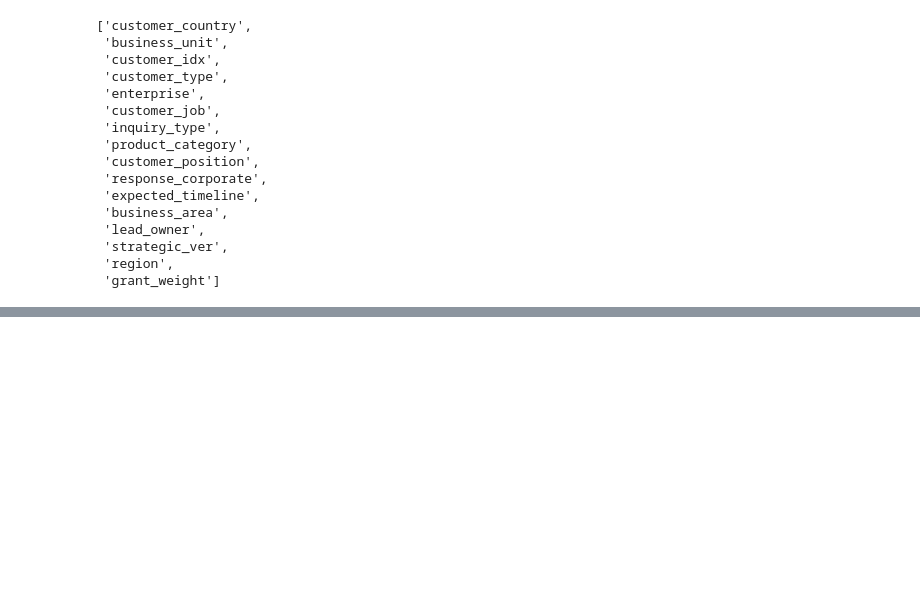
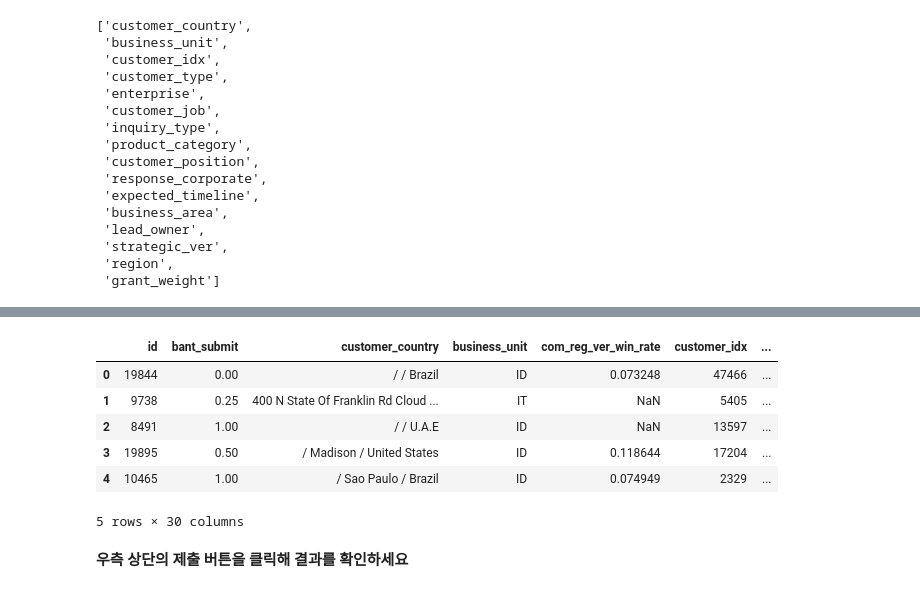
Before and after one commit to lg-aimers-yes/lg-aimers, a Jupyter notebook: code.ipynb, the cells around one changed output, grey strips where cells are left out. Drawn from its saved outputs; the diff is of its cells as text; code cells hidden in the pictures; blank space fills up the shorter version.

```diff
--- a/code.ipynb
+++ b/code.ipynb
@@ -187,8 +346,7 @@ categorical columns: 15
 total columns: 28
 # %%
 # delete cols
-del_cols=['ver_win_rate_x','ver_win_ratio_per_bu',
-          'business_subarea', 'product_subcategory', 'product_modelname',
+del_cols=['business_subarea', 'product_subcategory', 'product_modelname',
           'customer_country.1']
 
 # preserve
@@ -331,11 +468,20 @@ test_process['expected_timeline']=test_process['expected_timeline'].apply(lambda
 # from sklearn.preprocessing import StandardScaler
 # scaler = StandardScaler()
 
+# # lead_desc_length, historical_existing_cnt
+# numerical=['lead_desc_length','historical_existing_cnt']
+# #total_data[numerical]=scaler.fit_transform(total_data[numerical])
+# train_process[numerical]=np.log1p(train_process[numerical])
+# test_process[numerical]=np.log1p(test_process[numerical])
+
 # lead_desc_length, historical_existing_cnt
-numerical=['lead_desc_length','historical_existing_cnt']
-#total_data[numerical]=scaler.fit_transform(total_data[numerical])
-train_process[numerical]=np.log1p(train_process[numerical])
-test_process[numerical]=np.log1p(test_process[numerical])
+from sklearn.preprocessing import RobustScaler
+
+numerical=['lead_desc_length','historical_existing_cnt','com_reg_ver_win_rate','ver_win_rate_x','ver_win_ratio_per_bu']
+scaler=RobustScaler()
+scaler.fit(train_process[numerical])
+train_process[numerical]=scaler.transform(train_process[numerical])
+test_process[numerical]=scaler.transform(test_process[numerical])
 # %%
 # inquiry_type
 def preprocess_inquiry_type(x,permitted):
@@ -424,6 +559,8 @@ object_columns.remove('strategic_ver')
 object_columns.remove('grant_weight')
 object_columns.remove('customer_idx')
 object_columns.remove('lead_owner')
+object_columns.remove('ver_win_rate_x')
+object_columns.remove('ver_win_ratio_per_bu')
 for col in object_columns:
     permitted['values'][col]=train_process[col].value_counts().index
 permitted['values']
@@ -529,14 +666,15 @@ train_data_true=train_imputed[train_imputed['is_converted']==1]
 # kfold
 K=11
 dkf=KFold(n_splits=K,shuffle=True,random_state=SEED)
-preserves=[pd.DataFrame() for x in range(0,K+1)]
+#preserves=[pd.DataFrame() for x in range(0,K+1)]
 for i,(_,index) in enumerate(dkf.split(train_data_false)):
     print(f'-{i+1} fold data-')
-    y_data_false=train_data_false['is_converted'].iloc[index]
-    X_data_false=train_data_false.drop('is_converted',axis=1).iloc[index]
+    data_false=train_data_false.iloc[index]
 
-    y_data=pd.concat([y_data_false,train_data_true['is_converted']],ignore_index=True)
-    X_data=pd.concat([X_data_false,train_data_true.drop('is_converted',axis=1)],ignore_index=True)
+    full_data=pd.concat([data_false,train_data_true],ignore_index=True)
+    full_data=full_data.sample(frac=1,random_state=SEED)
+    X_data=full_data.drop('is_converted',axis=1)
+    y_data=full_data['is_converted']
 
     # preserve
     # preserves[i]['com_reg_ver_win_rate']=X_data['com_reg_ver_win_rate']
@@ -734 +913,17 @@ pred.value_counts()
 Name: count, dtype: int64
+# %%
+pred=pred.apply(lambda x:1 if x else 0)
+submission=pd.read_csv('submission.csv')
+submission['is_converted']=pred
+submission.to_csv('submission.csv',index=False)
+submission.head()
+# %% [output]
+|  | id | bant_submit | customer_country | business_unit | com_reg_ver_win_rate | customer_idx | ... |
+| 0 | 19844 | 0.00 | / / Brazil | ID | 0.073248 | 47466 | ... |
+| 1 | 9738 | 0.25 | 400 N State Of Franklin Rd Cloud ... | IT | NaN | 5405 | ... |
+| 2 | 8491 | 1.00 | / / U.A.E | ID | NaN | 13597 | ... |
+| 3 | 19895 | 0.50 | / Madison / United States | ID | 0.118644 | 17204 | ... |
+| 4 | 10465 | 1.00 | / Sao Paulo / Brazil | ID | 0.074949 | 2329 | ... |
+5 rows × 30 columns
+# %% [markdown]
+**우측 상단의 제출 버튼을 클릭해 결과를 확인하세요**
```
Also changed, not shown: parts of 16 cells of this notebook.
